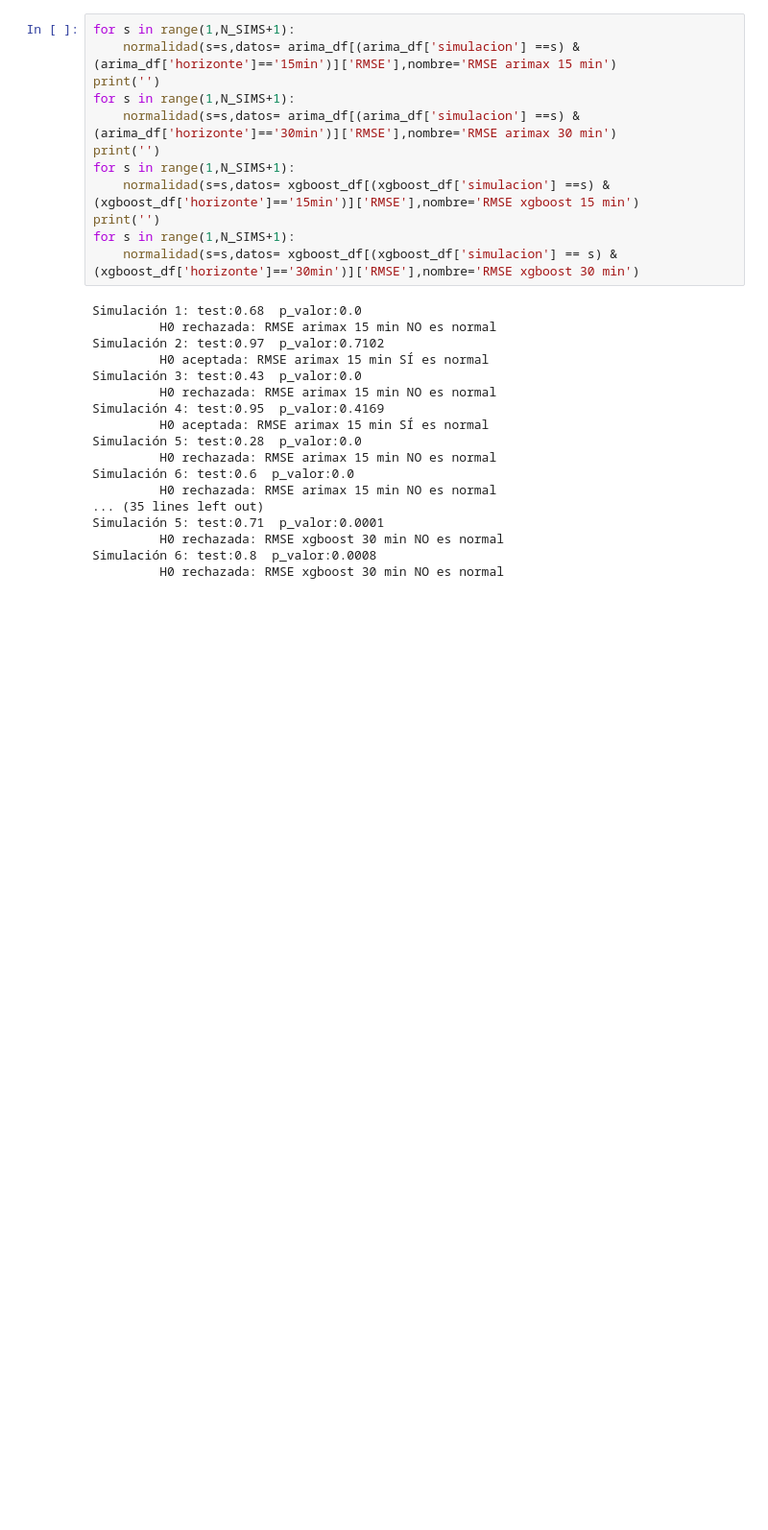
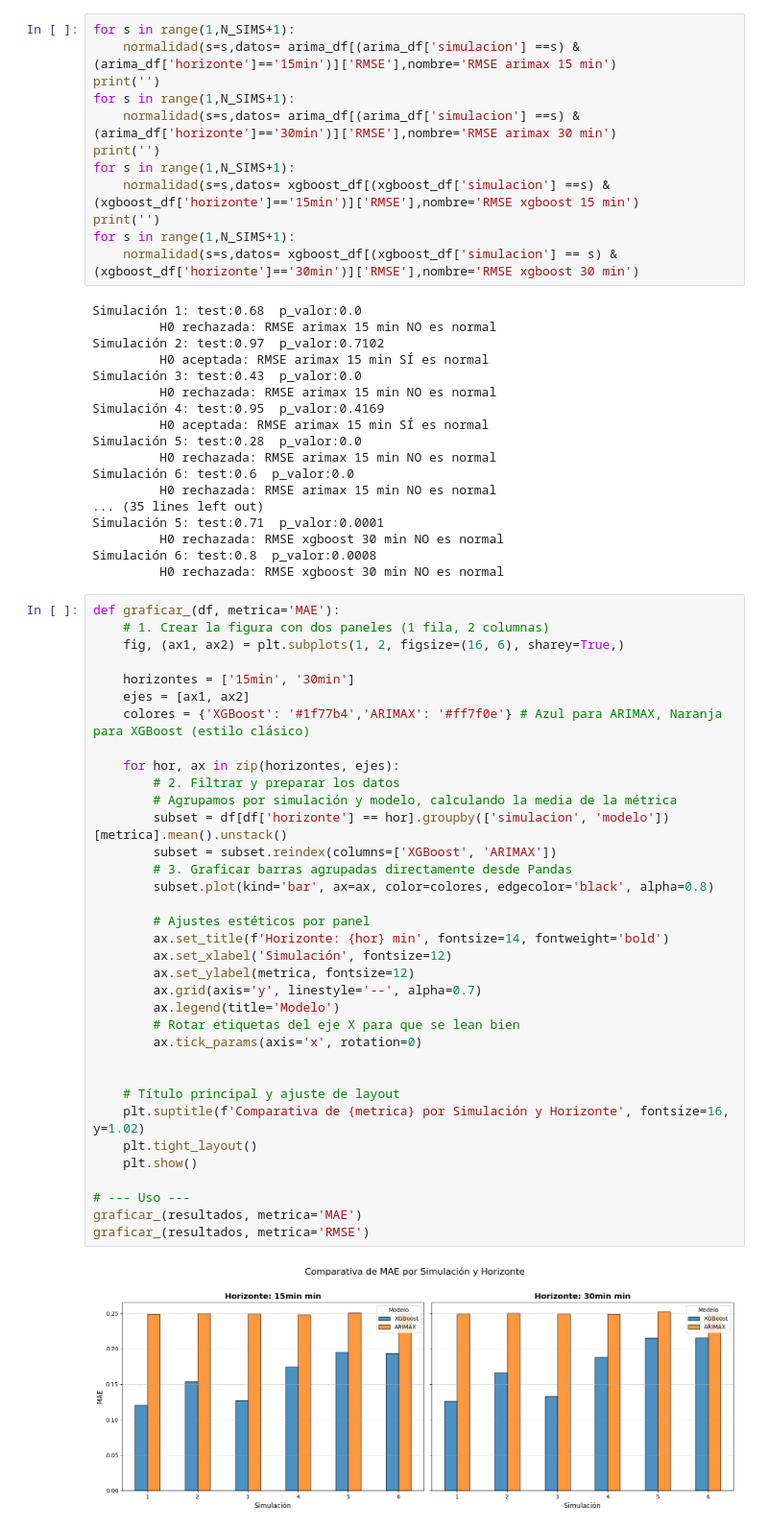
Before and after one commit to WillyFtAb/TFG-GIS-Predictor-glucosa, a Jupyter notebook: Pruebas/estadisticas.ipynb, the cells around one changed output. Shown at 96% size. Cells and saved outputs as stored; diff of their text form; blank space fills up the shorter version.

Commit message:
Gráficas errores por simulacion y horizonte

```diff
--- a/Pruebas/estadisticas.ipynb
+++ b/Pruebas/estadisticas.ipynb
@@ -2081,3 +2082,40 @@ Simulación 5: test:0.71  p_valor:0.0001
          H0 rechazada: RMSE xgboost 30 min NO es normal
 Simulación 6: test:0.8  p_valor:0.0008
          H0 rechazada: RMSE xgboost 30 min NO es normal
+# %%
+def graficar_(df, metrica='MAE'):
+    # 1. Crear la figura con dos paneles (1 fila, 2 columnas)
+    fig, (ax1, ax2) = plt.subplots(1, 2, figsize=(16, 6), sharey=True,)
+
+    horizontes = ['15min', '30min']
+    ejes = [ax1, ax2]
+    colores = {'XGBoost': '#1f77b4','ARIMAX': '#ff7f0e'} # Azul para ARIMAX, Naranja para XGBoost (estilo clásico)
+
+    for hor, ax in zip(horizontes, ejes):
+        # 2. Filtrar y preparar los datos
+        # Agrupamos por simulación y modelo, calculando la media de la métrica
+        subset = df[df['horizonte'] == hor].groupby(['simulacion', 'modelo'])[metrica].mean().unstack()
+        subset = subset.reindex(columns=['XGBoost', 'ARIMAX'])
+        # 3. Graficar barras agrupadas directamente desde Pandas
+        subset.plot(kind='bar', ax=ax, color=colores, edgecolor='black', alpha=0.8)
+
+        # Ajustes estéticos por panel
+        ax.set_title(f'Horizonte: {hor} min', fontsize=14, fontweight='bold')
+        ax.set_xlabel('Simulación', fontsize=12)
+        ax.set_ylabel(metrica, fontsize=12)
+        ax.grid(axis='y', linestyle='--', alpha=0.7)
+        ax.legend(title='Modelo')
+        # Rotar etiquetas del eje X para que se lean bien
+        ax.tick_params(axis='x', rotation=0)
+
+
+    # Título principal y ajuste de layout
+    plt.suptitle(f'Comparativa de {metrica} por Simulación y Horizonte', fontsize=16, y=1.02)
+    plt.tight_layout()
+    plt.show()
+
+# --- Uso ---
+graficar_(resultados, metrica='MAE')
+graficar_(resultados, metrica='RMSE')
+# %% [output]
+[figure, added]
```
Also changed, not shown: parts of 3 cells of this notebook.
